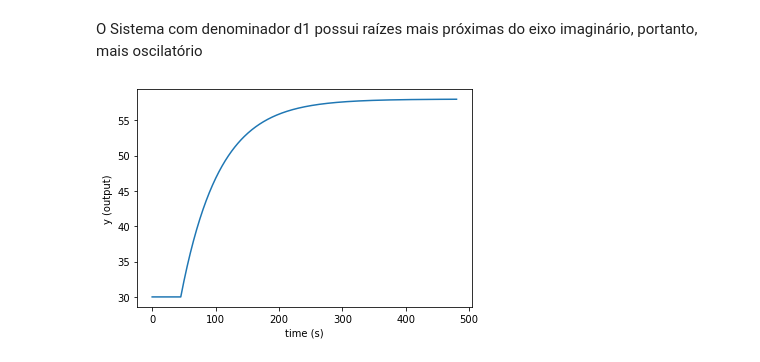
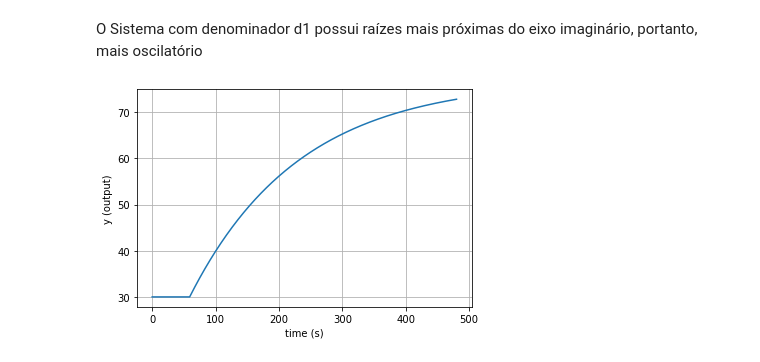
Before and after one commit to josenalde/embeddedsystems, a Jupyter notebook: src/simul1.ipynb, the cells around one changed output. Saved outputs shown, nothing was run; the diff lists cells and outputs as text; code cells hidden in the pictures.

```diff
--- a/src/simul1.ipynb
+++ b/src/simul1.ipynb
@@ -95,34 +96,35 @@ O Sistema com denominador d1 possui raízes mais próximas do eixo imaginário,
 # %%
 
 ######################################################
 # FOPDT model                                        #
 ######################################################
-Kp = 0.4      # degC/%
-tauP = 60.0  # seconds
-thetaP = 15   # seconds (integer)
+Kp = 0.67      # degC/%
+tauP = 172.3  # seconds
+thetaP = 29.15   # seconds (integer)
 Tss = 30      # degC (ambient temperature)
 Qss = 0       # % heater
 dt = 1 #1s
 Tpl = []
-Tpl.append(30)
+Tpl.append(30) # primeira temperatura lida, assumindo ser a ambiente TSS
 i = 1
 tMax = 8*60
 nSamples = tMax/dt
 # Simulate one time step with linear FOPDT model
 z = np.exp(-dt/tauP)
 Q1 = np.ones(int(nSamples)) * 0
 Q1[30:] = 70.0
 while (i <= nSamples):
     Tpl.append((Tpl[i-1]-Tss) * z + (Q1[max(0, i-int(thetaP)-1)]-Qss)*(1-z)*Kp + Tss)
     i += 1
 
 time = np.linspace(0, tMax, int(nSamples))
 import numpy as np
 import matplotlib.pyplot as plt
 %matplotlib inline
 plt.plot(time, Tpl[0:480])
 plt.xlabel('time (s)')
 plt.ylabel('y (output)')
+plt.grid()
 plt.show()
 # %% [output]
-[figure, old version]
+[figure, new version]
```
Also changed, not shown: parts of 2 cells of this notebook.
